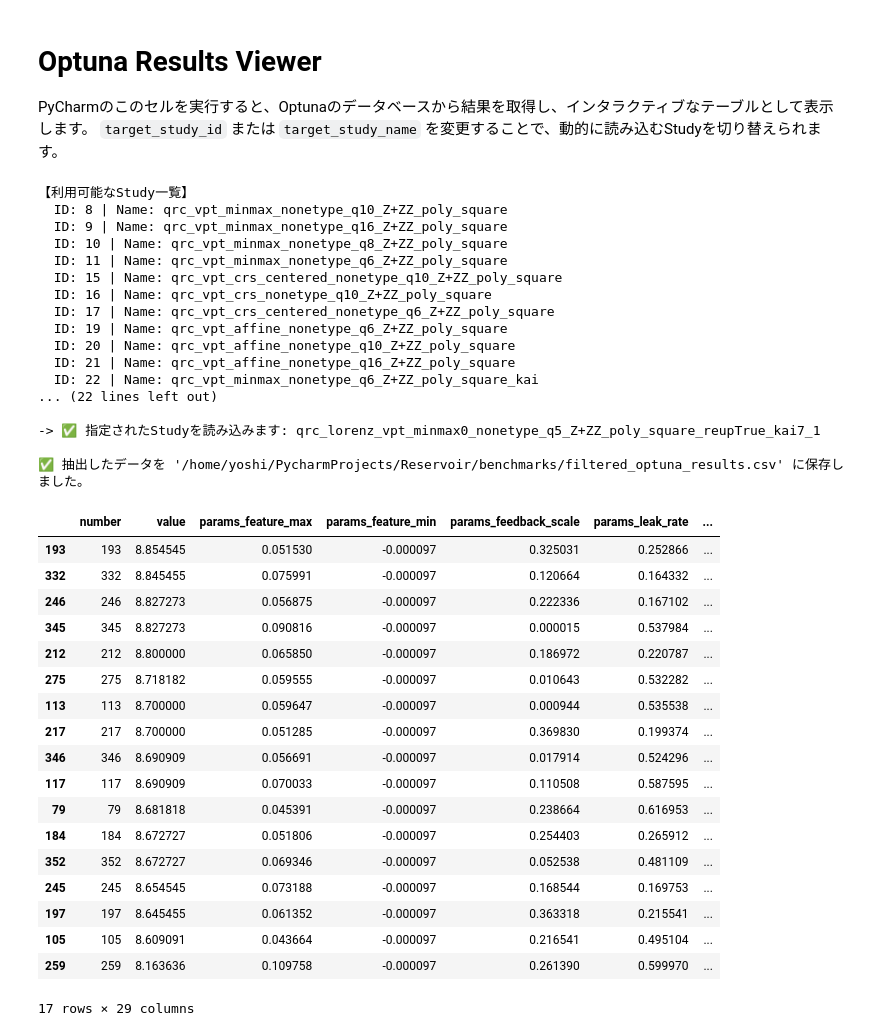
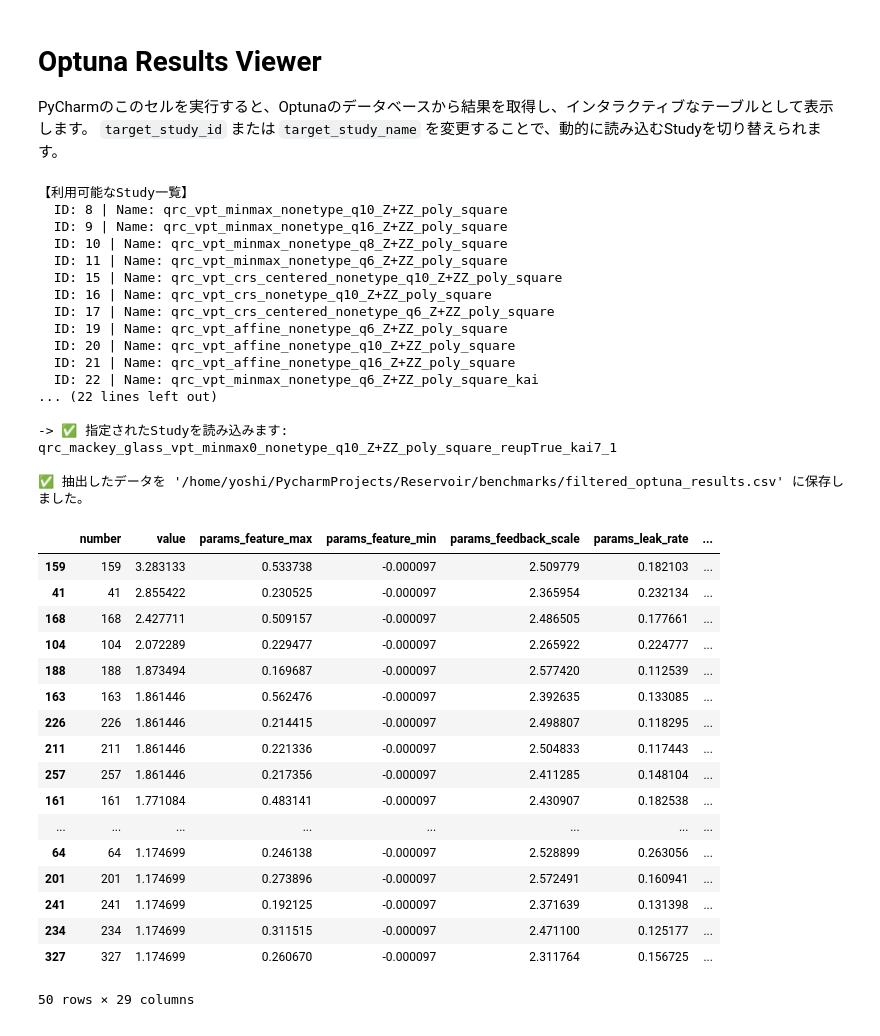
Before and after one commit to Yoshiyuki-F/Reservoir_Computing, a Jupyter notebook: benchmarks/view_optuna_results.ipynb, the cells around one changed output. Drawn from its saved outputs; the diff is of its cells as text; code cells hidden in the pictures.

```diff
--- a/benchmarks/view_optuna_results.ipynb
+++ b/benchmarks/view_optuna_results.ipynb
@@ -13,11 +13,11 @@ import sqlite3
 db_path = "optuna_qrc_nonetype.db"
 
 # Studyの指定方法（どちらかを使用。両方Noneなら一番最新を取得します）
-target_study_id = 53    # 例: 1 (データベース内のIDで指定する場合)
+target_study_id = 51    # 例: 1 (データベース内のIDで指定する場合)
 target_study_name = None  # 例: "qrc_lorenz_vpt..." (名前で指定する場合)
 
 # フィルタリング設定: value（VPTなど）がこの値以上の行のみ表示します
-min_value_threshold = 8.0 # 例: 5.0
+min_value_threshold = 1.0 # 例: 5.0
 # ==========================================
 
 storage_url = f"sqlite:///{db_path}"
@@ -86,49 +86,48 @@ else:
 
     # 必要な列を抽出してCSVに保存
     import os
     export_cols = ['value', 'params_feature_max', 'params_feedback_scale', 'params_leak_rate']
     valid_export_cols = [c for c in export_cols if c in df_view.columns]
     if valid_export_cols:
         out_path = os.path.join("/home/yoshi/PycharmProjects/Reservoir/benchmarks", "filtered_optuna_results.csv")
         df_view[valid_export_cols].to_csv(out_path, index=False)
         print(f"\n✅ 抽出したデータを '{out_path}' に保存しました。")
 
 # DataFrameを表示（PyCharmが綺麗なテーブルでレンダリングします）
 df_view.head(50)
 # %% [output]
 【利用可能なStudy一覧】
   ID: 8 | Name: qrc_vpt_minmax_nonetype_q10_Z+ZZ_poly_square
   ID: 9 | Name: qrc_vpt_minmax_nonetype_q16_Z+ZZ_poly_square
   ID: 10 | Name: qrc_vpt_minmax_nonetype_q8_Z+ZZ_poly_square
   ID: 11 | Name: qrc_vpt_minmax_nonetype_q6_Z+ZZ_poly_square
   ID: 15 | Name: qrc_vpt_crs_centered_nonetype_q10_Z+ZZ_poly_square
   ID: 16 | Name: qrc_vpt_crs_nonetype_q10_Z+ZZ_poly_square
   ID: 17 | Name: qrc_vpt_crs_centered_nonetype_q6_Z+ZZ_poly_square
   ID: 19 | Name: qrc_vpt_affine_nonetype_q6_Z+ZZ_poly_square
   ID: 20 | Name: qrc_vpt_affine_nonetype_q10_Z+ZZ_poly_square
   ID: 21 | Name: qrc_vpt_affine_nonetype_q16_Z+ZZ_poly_square
   ID: 22 | Name: qrc_vpt_minmax_nonetype_q6_Z+ZZ_poly_square_kai
 ... (22 lines left out)
 
--> ✅ 指定されたStudyを読み込みます: qrc_lorenz_vpt_minmax0_nonetype_q5_Z+ZZ_poly_square_reupTrue_kai7_1
+-> ✅ 指定されたStudyを読み込みます: qrc_mackey_glass_vpt_minmax0_nonetype_q10_Z+ZZ_poly_square_reupTrue_kai7_1
 
 ✅ 抽出したデータを '/home/yoshi/PycharmProjects/Reservoir/benchmarks/filtered_optuna_results.csv' に保存しました。
 |  | number | value | params_feature_max | params_feature_min | params_feedback_scale | params_leak_rate | ... |
-| 193 | 193 | 8.854545 | 0.051530 | -0.000097 | 0.325031 | 0.252866 | ... |
-| 332 | 332 | 8.845455 | 0.075991 | -0.000097 | 0.120664 | 0.164332 | ... |
-| 246 | 246 | 8.827273 | 0.056875 | -0.000097 | 0.222336 | 0.167102 | ... |
-| 345 | 345 | 8.827273 | 0.090816 | -0.000097 | 0.000015 | 0.537984 | ... |
-| 212 | 212 | 8.800000 | 0.065850 | -0.000097 | 0.186972 | 0.220787 | ... |
-| 275 | 275 | 8.718182 | 0.059555 | -0.000097 | 0.010643 | 0.532282 | ... |
-| 113 | 113 | 8.700000 | 0.059647 | -0.000097 | 0.000944 | 0.535538 | ... |
-| 217 | 217 | 8.700000 | 0.051285 | -0.000097 | 0.369830 | 0.199374 | ... |
-| 346 | 346 | 8.690909 | 0.056691 | -0.000097 | 0.017914 | 0.524296 | ... |
-| 117 | 117 | 8.690909 | 0.070033 | -0.000097 | 0.110508 | 0.587595 | ... |
-| 79 | 79 | 8.681818 | 0.045391 | -0.000097 | 0.238664 | 0.616953 | ... |
-| 184 | 184 | 8.672727 | 0.051806 | -0.000097 | 0.254403 | 0.265912 | ... |
-| 352 | 352 | 8.672727 | 0.069346 | -0.000097 | 0.052538 | 0.481109 | ... |
-| 245 | 245 | 8.654545 | 0.073188 | -0.000097 | 0.168544 | 0.169753 | ... |
-| 197 | 197 | 8.645455 | 0.061352 | -0.000097 | 0.363318 | 0.215541 | ... |
-| 105 | 105 | 8.609091 | 0.043664 | -0.000097 | 0.216541 | 0.495104 | ... |
-| 259 | 259 | 8.163636 | 0.109758 | -0.000097 | 0.261390 | 0.599970 | ... |
+| 159 | 159 | 3.283133 | 0.533738 | -0.000097 | 2.509779 | 0.182103 | ... |
+| 41 | 41 | 2.855422 | 0.230525 | -0.000097 | 2.365954 | 0.232134 | ... |
+| 168 | 168 | 2.427711 | 0.509157 | -0.000097 | 2.486505 | 0.177661 | ... |
+| 104 | 104 | 2.072289 | 0.229477 | -0.000097 | 2.265922 | 0.224777 | ... |
+| 188 | 188 | 1.873494 | 0.169687 | -0.000097 | 2.577420 | 0.112539 | ... |
+| 163 | 163 | 1.861446 | 0.562476 | -0.000097 | 2.392635 | 0.133085 | ... |
+| 226 | 226 | 1.861446 | 0.214415 | -0.000097 | 2.498807 | 0.118295 | ... |
+| 211 | 211 | 1.861446 | 0.221336 | -0.000097 | 2.504833 | 0.117443 | ... |
+| 257 | 257 | 1.861446 | 0.217356 | -0.000097 | 2.411285 | 0.148104 | ... |
+| 161 | 161 | 1.771084 | 0.483141 | -0.000097 | 2.430907 | 0.182538 | ... |
+| ... | ... | ... | ... | ... | ... | ... | ... |
+| 64 | 64 | 1.174699 | 0.246138 | -0.000097 | 2.528899 | 0.263056 | ... |
+| 201 | 201 | 1.174699 | 0.273896 | -0.000097 | 2.572491 | 0.160941 | ... |
+| 241 | 241 | 1.174699 | 0.192125 | -0.000097 | 2.371639 | 0.131398 | ... |
+| 234 | 234 | 1.174699 | 0.311515 | -0.000097 | 2.471100 | 0.125177 | ... |
+| 327 | 327 | 1.174699 | 0.260670 | -0.000097 | 2.311764 | 0.156725 | ... |
-17 rows × 29 columns
+50 rows × 29 columns
```
Also changed, not shown: 24 other files.
